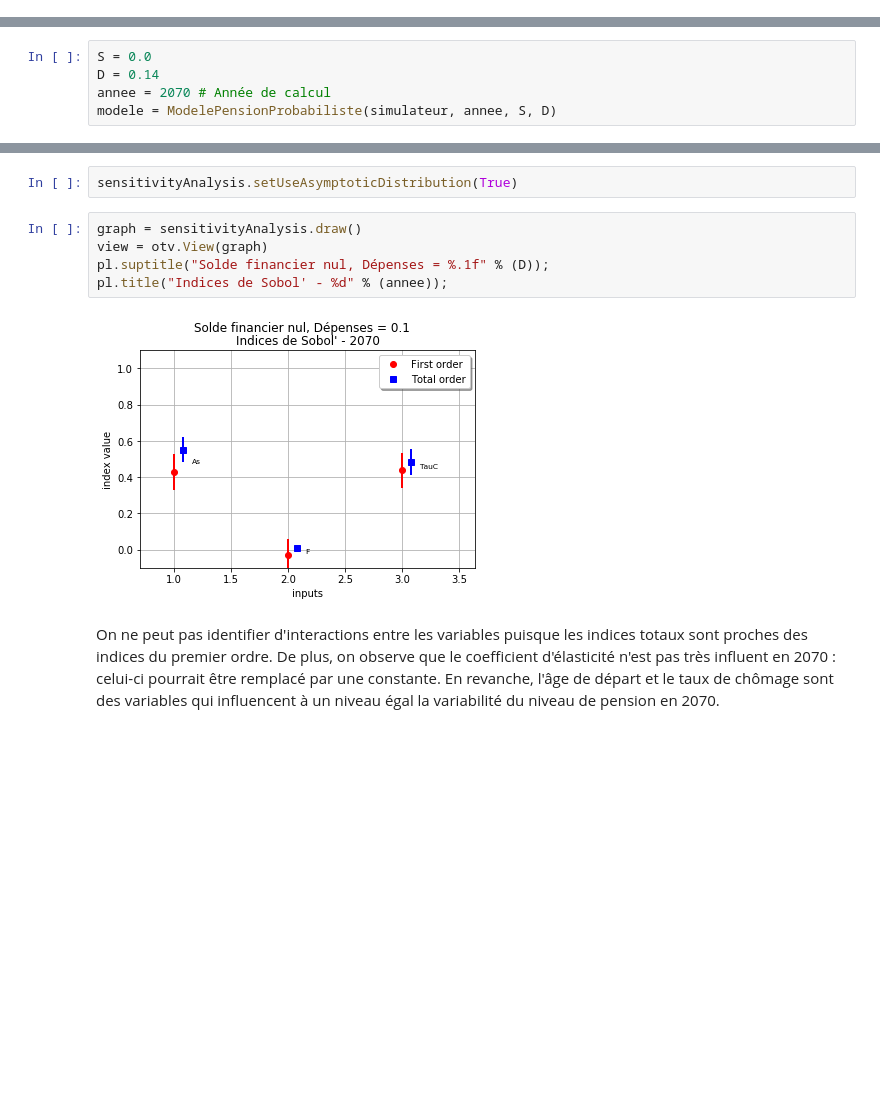
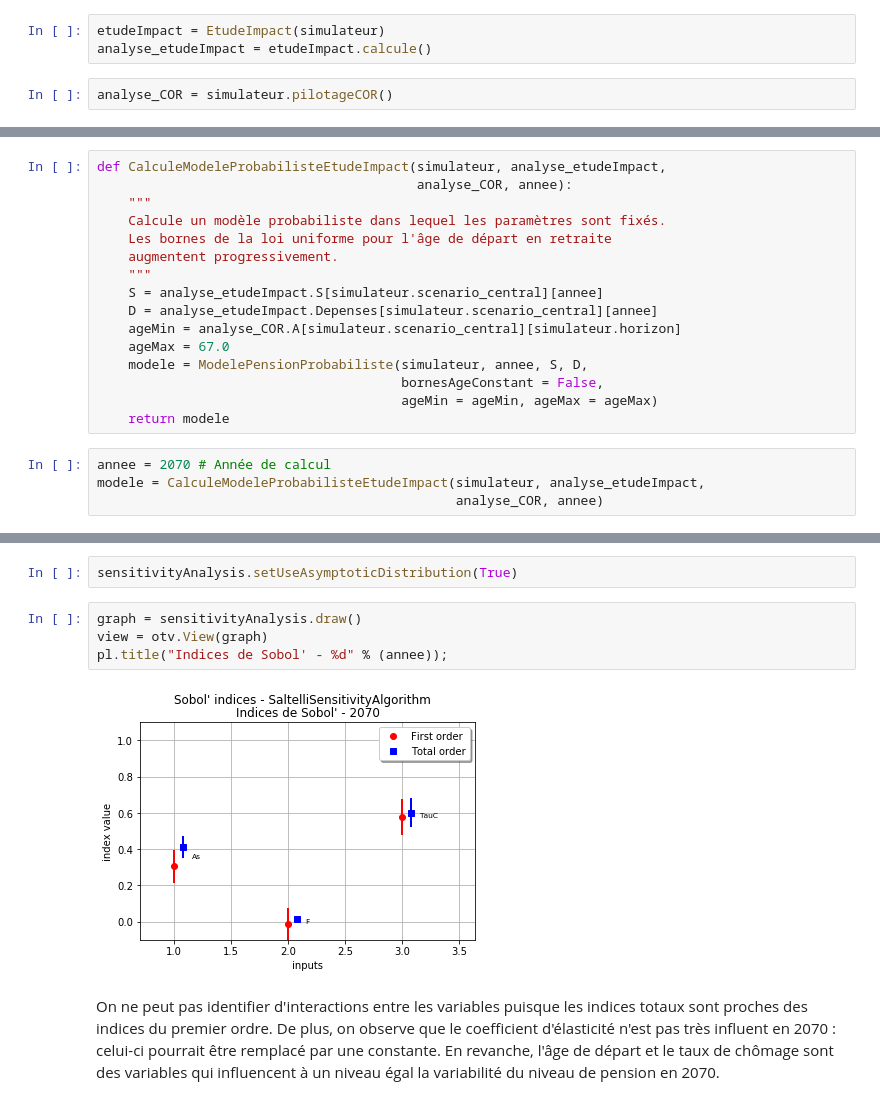
Before and after one commit to brunoscherrer/retraites, a Jupyter notebook: doc/Incertitudes/modele-pension-sensibilite.ipynb, the cells around one changed output, grey strips where cells are left out. Drawn from its saved outputs; the diff is of its cells as text; blank space fills up the shorter version.

```diff
--- a/doc/Incertitudes/modele-pension-sensibilite.ipynb
+++ b/doc/Incertitudes/modele-pension-sensibilite.ipynb
@@ -12,13 +13,33 @@ import numpy as np
 ## Définition des paramètres
 # %%
 simulateur = SimulateurRetraites()
+# %%
+etudeImpact = EtudeImpact(simulateur)
+analyse_etudeImpact = etudeImpact.calcule()
+# %%
+analyse_COR = simulateur.pilotageCOR()
 # %% [markdown]
 ## Définition du modèle probabiliste
+# %%
+def CalculeModeleProbabilisteEtudeImpact(simulateur, analyse_etudeImpact,
+                                         analyse_COR, annee):
+    """
+    Calcule un modèle probabiliste dans lequel les paramètres sont fixés.
+    Les bornes de la loi uniforme pour l'âge de départ en retraite
+    augmentent progressivement.
+    """
+    S = analyse_etudeImpact.S[simulateur.scenario_central][annee]
+    D = analyse_etudeImpact.Depenses[simulateur.scenario_central][annee]
+    ageMin = analyse_COR.A[simulateur.scenario_central][simulateur.horizon]
+    ageMax = 67.0
+    modele = ModelePensionProbabiliste(simulateur, annee, S, D,
+                                       bornesAgeConstant = False,
+                                       ageMin = ageMin, ageMax = ageMax)
+    return modele
 # %%
-S = 0.0
-D = 0.14
 annee = 2070 # Année de calcul
-modele = ModelePensionProbabiliste(simulateur, annee, S, D)
+modele = CalculeModeleProbabilisteEtudeImpact(simulateur, analyse_etudeImpact,
+                                              analyse_COR, annee)
 # %% [markdown]
 Nous souhaitons probabiliser les variables suivantes :
 * $A_s$ : l'âge moyen de départ à la retraite défini par l'utilisateur
@@ -46,10 +67,9 @@ sensitivityAnalysis.setUseAsymptoticDistribution(True)
 # %%
 graph = sensitivityAnalysis.draw()
 view = otv.View(graph)
-pl.suptitle("Solde financier nul, Dépenses = %.1f" % (D));
 pl.title("Indices de Sobol' - %d" % (annee));
 # %% [output]
-[figure, old version]
+[figure, new version]
 # %% [markdown]
 On ne peut pas identifier d'interactions entre les variables puisque les indices totaux sont proches des indices du premier ordre. De plus, on observe que le coefficient d'élasticité n'est pas très influent en 2070 : celui-ci pourrait être remplacé par une constante. En revanche, l'âge de départ et le taux de chômage sont des variables qui influencent à un niveau égal la variabilité du niveau de pension en 2070.
 # %% [markdown]
```
Also changed, not shown: parts of 7 cells of this notebook.
